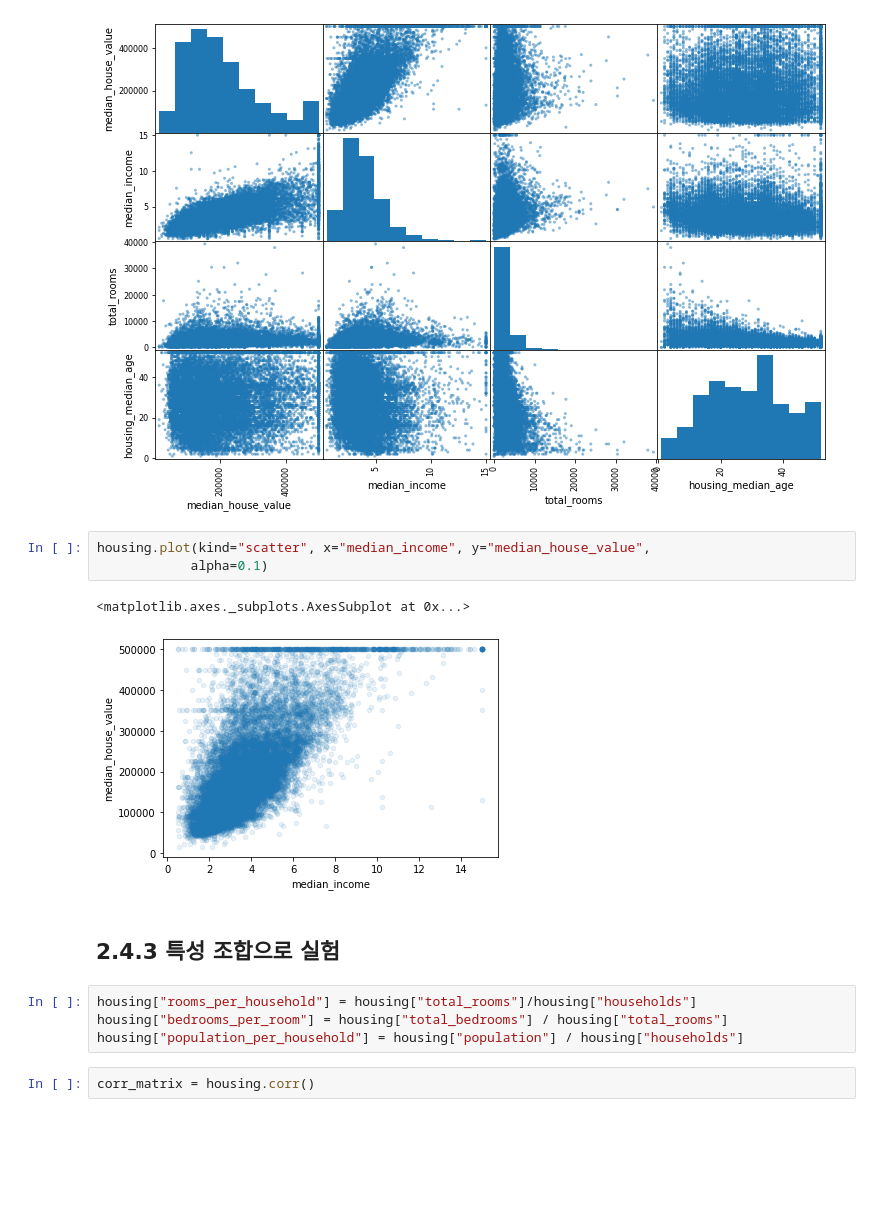
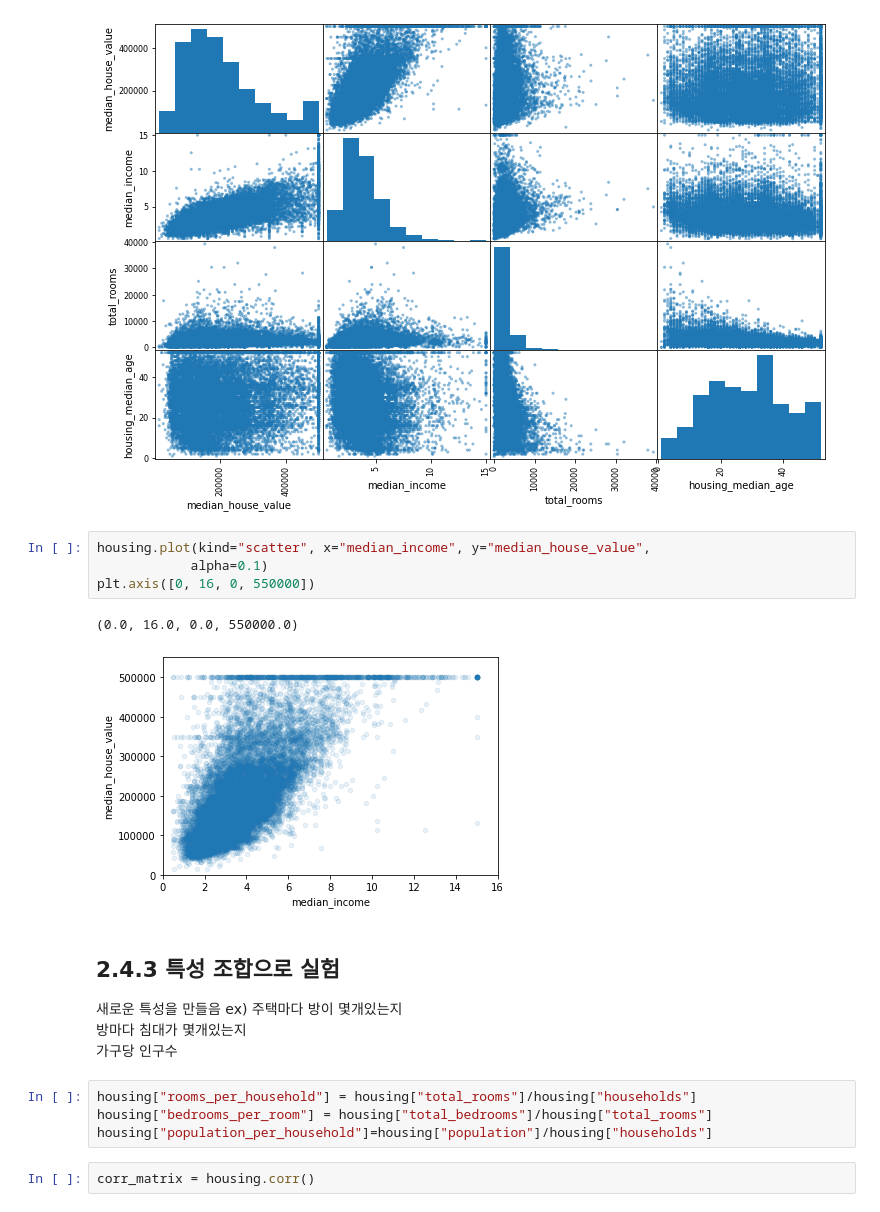
Before and after one commit to J-TKim/HandsOn_machinelearning2, a Jupyter notebook: 02_end_to_end_machine_learning_project.ipynb, the cells around one changed output. Saved outputs shown, nothing was run; the diff lists cells and outputs as text; blank space fills up the shorter version.

```diff
--- a/02_end_to_end_machine_learning_project.ipynb
+++ b/02_end_to_end_machine_learning_project.ipynb
@@ -278,16 +314,21 @@ array([[<matplotlib.axes._subplots.AxesSubplot object at 0x...>,
 # %%
 housing.plot(kind="scatter", x="median_income", y="median_house_value",
             alpha=0.1)
+plt.axis([0, 16, 0, 550000])
 # %% [output]
-<matplotlib.axes._subplots.AxesSubplot at 0x...>
+(0.0, 16.0, 0.0, 550000.0)
-[figure, old version]
+[figure, new version]
 # %% [markdown]
 2.4.3 특성 조합으로 실험
 ----
+새로운 특성을 만들음
+ex) 주택마다 방이 몇개있는지
+방마다 침대가 몇개있는지
+가구당 인구수
 # %%
 housing["rooms_per_household"] = housing["total_rooms"]/housing["households"]
-housing["bedrooms_per_room"] = housing["total_bedrooms"] / housing["total_rooms"]
-housing["population_per_household"] = housing["population"] / housing["households"]
+housing["bedrooms_per_room"] = housing["total_bedrooms"]/housing["total_rooms"]
+housing["population_per_household"]=housing["population"]/housing["households"]
 # %%
 corr_matrix = housing.corr()
 # %%
```
Also changed, not shown: parts of 21 cells of this notebook.
